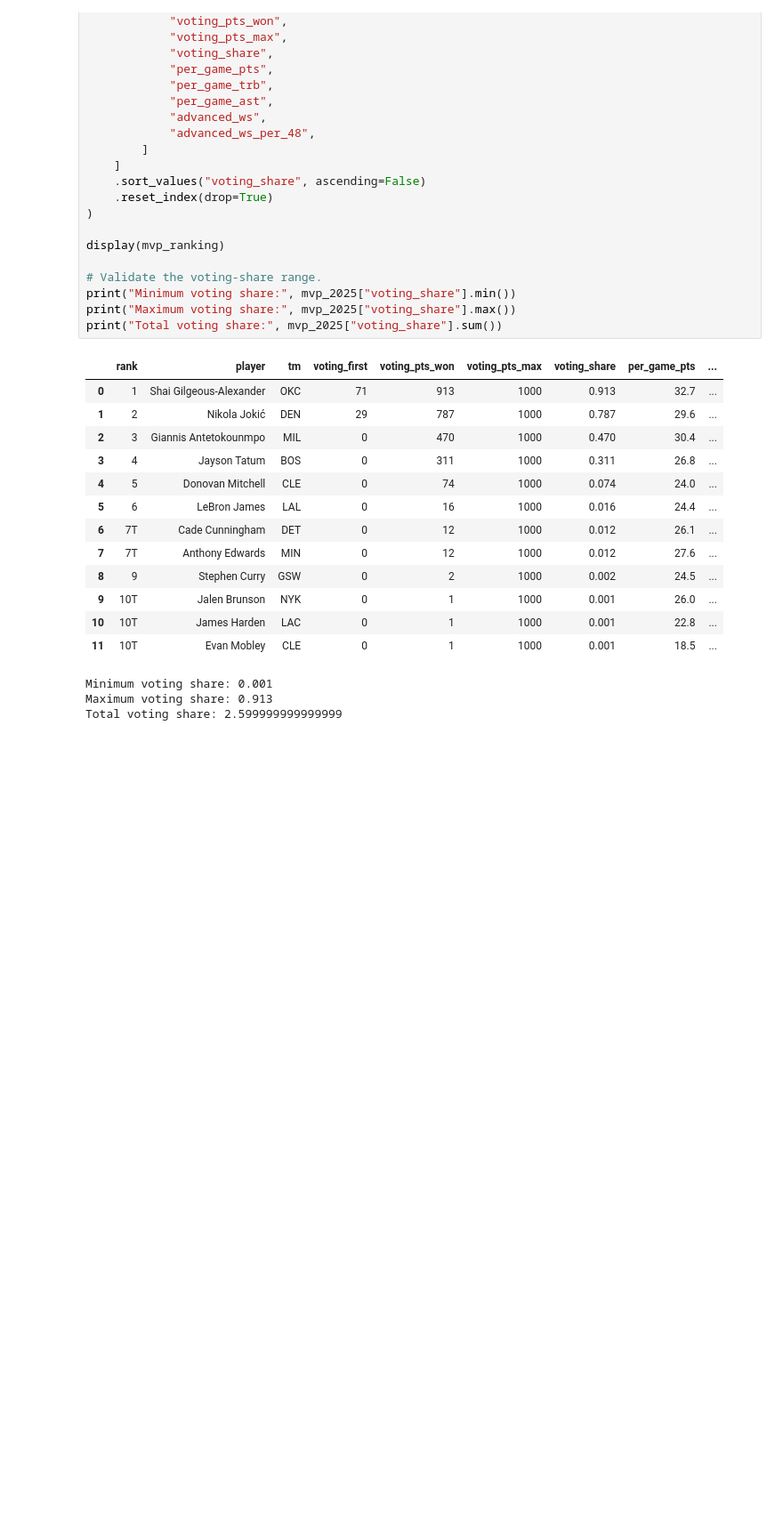
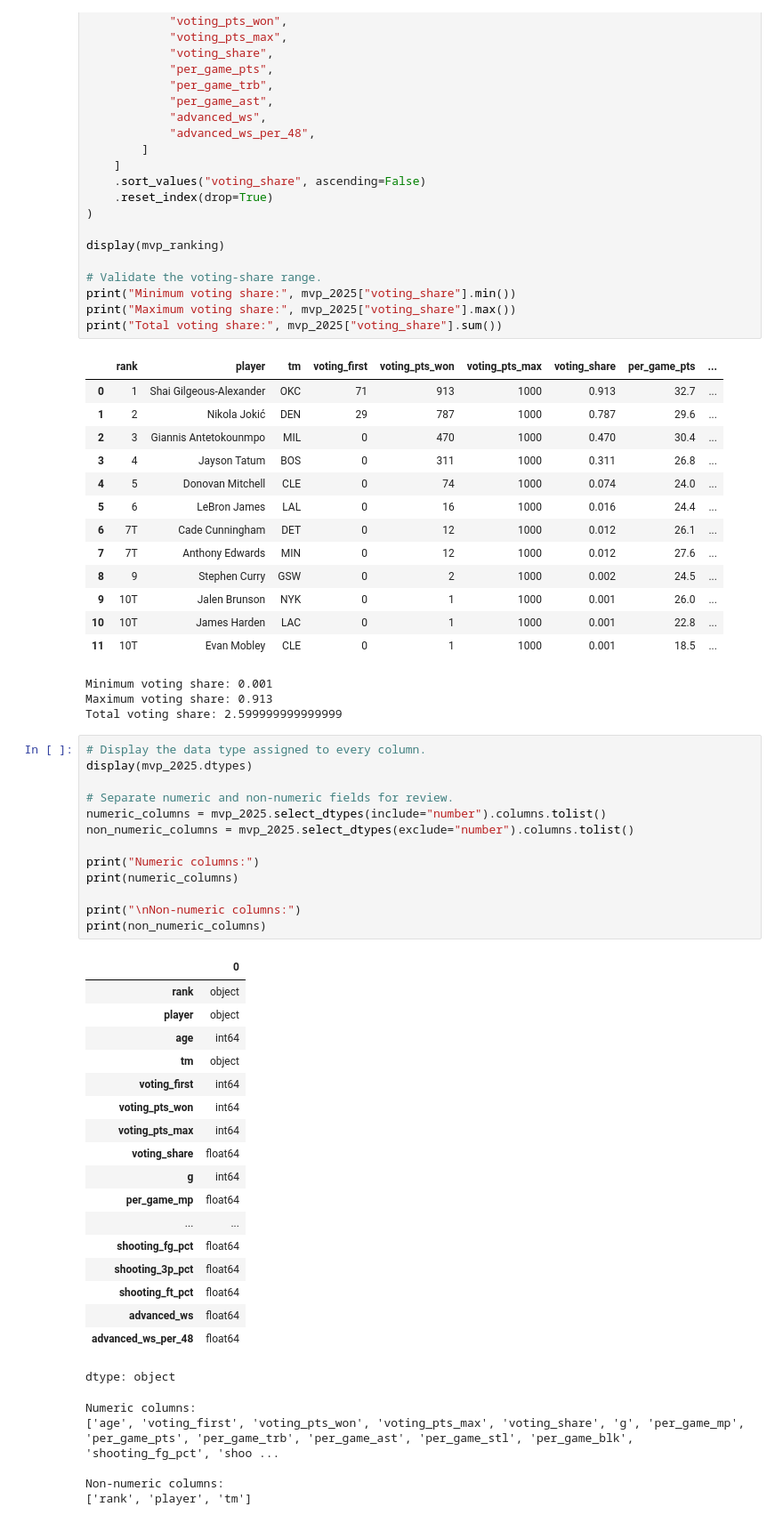
Before and after one commit to Vinnyb23/nba-mvp-predictor, a Jupyter notebook: notebooks/01_data_audit.ipynb, the cells around one changed output. Shown at 89% size. Saved outputs shown, nothing was run; the diff lists cells and outputs as text; blank space fills up the shorter version.

```diff
--- a/notebooks/01_data_audit.ipynb
+++ b/notebooks/01_data_audit.ipynb
@@ -257,3 +257,40 @@ print("Total voting share:", mvp_2025["voting_share"].sum())
 Minimum voting share: 0.001
 Maximum voting share: 0.913
 Total voting share: 2.599999999999999
+# %%
+# Display the data type assigned to every column.
+display(mvp_2025.dtypes)
+
+# Separate numeric and non-numeric fields for review.
+numeric_columns = mvp_2025.select_dtypes(include="number").columns.tolist()
+non_numeric_columns = mvp_2025.select_dtypes(exclude="number").columns.tolist()
+
+print("Numeric columns:")
+print(numeric_columns)
+
+print("\nNon-numeric columns:")
+print(non_numeric_columns)
+# %% [output]
+|  | 0 |
+| rank | object |
+| player | object |
+| age | int64 |
+| tm | object |
+| voting_first | int64 |
+| voting_pts_won | int64 |
+| voting_pts_max | int64 |
+| voting_share | float64 |
+| g | int64 |
+| per_game_mp | float64 |
+| ... | ... |
+| shooting_fg_pct | float64 |
+| shooting_3p_pct | float64 |
+| shooting_ft_pct | float64 |
+| advanced_ws | float64 |
+| advanced_ws_per_48 | float64 |
+dtype: object
+Numeric columns:
+['age', 'voting_first', 'voting_pts_won', 'voting_pts_max', 'voting_share', 'g', 'per_game_mp', 'per_game_pts', 'per_game_trb', 'per_game_ast', 'per_game_stl', 'per_game_blk', 'shooting_fg_pct', 'shoo ...
+
+Non-numeric columns:
+['rank', 'player', 'tm']
```
Also changed, not shown: parts of 11 cells of this notebook.
